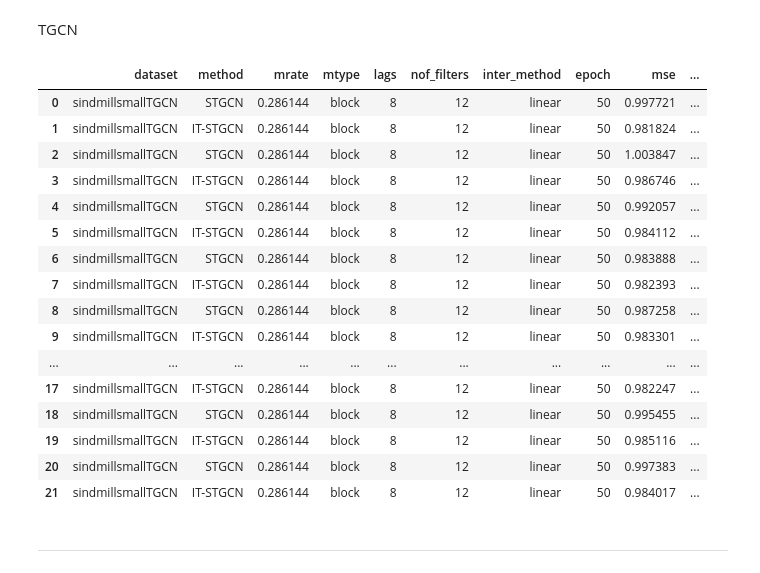
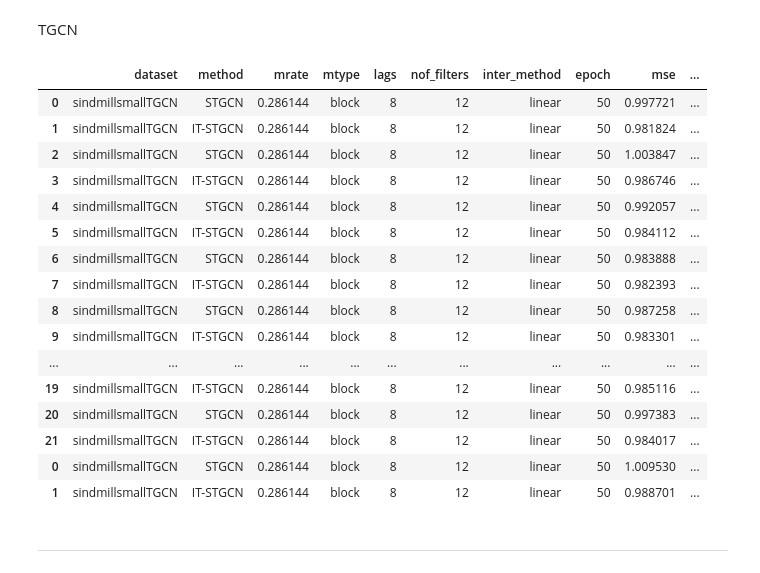
Before and after one commit to seoyeonc/ITTGNN_blog, a Jupyter notebook: posts/2_research/done.ipynb, the cells around one changed output. Saved outputs shown, nothing was run; the diff lists cells and outputs as text; code cells hidden in the pictures.

```diff
--- a/posts/2_research/done.ipynb
+++ b/posts/2_research/done.ipynb
@@ -269,25 +271,26 @@ pd.concat([pd.read_csv('./simulation_results/windmillsmall_block_186_GConvLSTM.c
 TGCN
 # %%
 pd.concat([pd.read_csv('./simulation_results/windmillsmall_block_186_TGCN.csv').iloc[:,1:-1], # 1 ~ 11
+           pd.read_csv('./simulation_results/2024-03-09_17-07-28.csv'),
           ]).assign(model='TGCN')#.iloc[:,1:].assign(dataset='windmillsmall')
 # %% [output]
 |  | dataset | method | mrate | mtype | lags | nof_filters | inter_method | epoch | mse | ... |
 | 0 | sindmillsmallTGCN | STGCN | 0.286144 | block | 8 | 12 | linear | 50 | 0.997721 | ... |
 | 1 | sindmillsmallTGCN | IT-STGCN | 0.286144 | block | 8 | 12 | linear | 50 | 0.981824 | ... |
 | 2 | sindmillsmallTGCN | STGCN | 0.286144 | block | 8 | 12 | linear | 50 | 1.003847 | ... |
 | 3 | sindmillsmallTGCN | IT-STGCN | 0.286144 | block | 8 | 12 | linear | 50 | 0.986746 | ... |
 | 4 | sindmillsmallTGCN | STGCN | 0.286144 | block | 8 | 12 | linear | 50 | 0.992057 | ... |
 | 5 | sindmillsmallTGCN | IT-STGCN | 0.286144 | block | 8 | 12 | linear | 50 | 0.984112 | ... |
 | 6 | sindmillsmallTGCN | STGCN | 0.286144 | block | 8 | 12 | linear | 50 | 0.983888 | ... |
 | 7 | sindmillsmallTGCN | IT-STGCN | 0.286144 | block | 8 | 12 | linear | 50 | 0.982393 | ... |
 | 8 | sindmillsmallTGCN | STGCN | 0.286144 | block | 8 | 12 | linear | 50 | 0.987258 | ... |
 | 9 | sindmillsmallTGCN | IT-STGCN | 0.286144 | block | 8 | 12 | linear | 50 | 0.983301 | ... |
 | ... | ... | ... | ... | ... | ... | ... | ... | ... | ... | ... |
-| 17 | sindmillsmallTGCN | IT-STGCN | 0.286144 | block | 8 | 12 | linear | 50 | 0.982247 | ... |
-| 18 | sindmillsmallTGCN | STGCN | 0.286144 | block | 8 | 12 | linear | 50 | 0.995455 | ... |
 | 19 | sindmillsmallTGCN | IT-STGCN | 0.286144 | block | 8 | 12 | linear | 50 | 0.985116 | ... |
 | 20 | sindmillsmallTGCN | STGCN | 0.286144 | block | 8 | 12 | linear | 50 | 0.997383 | ... |
 | 21 | sindmillsmallTGCN | IT-STGCN | 0.286144 | block | 8 | 12 | linear | 50 | 0.984017 | ... |
+| 0 | sindmillsmallTGCN | STGCN | 0.286144 | block | 8 | 12 | linear | 50 | 1.009530 | ... |
+| 1 | sindmillsmallTGCN | IT-STGCN | 0.286144 | block | 8 | 12 | linear | 50 | 0.988701 | ... |
 # %% [markdown]
 ---
 # %% [markdown]
```
Also changed, not shown: parts of 2 cells of this notebook, 3 other files.
